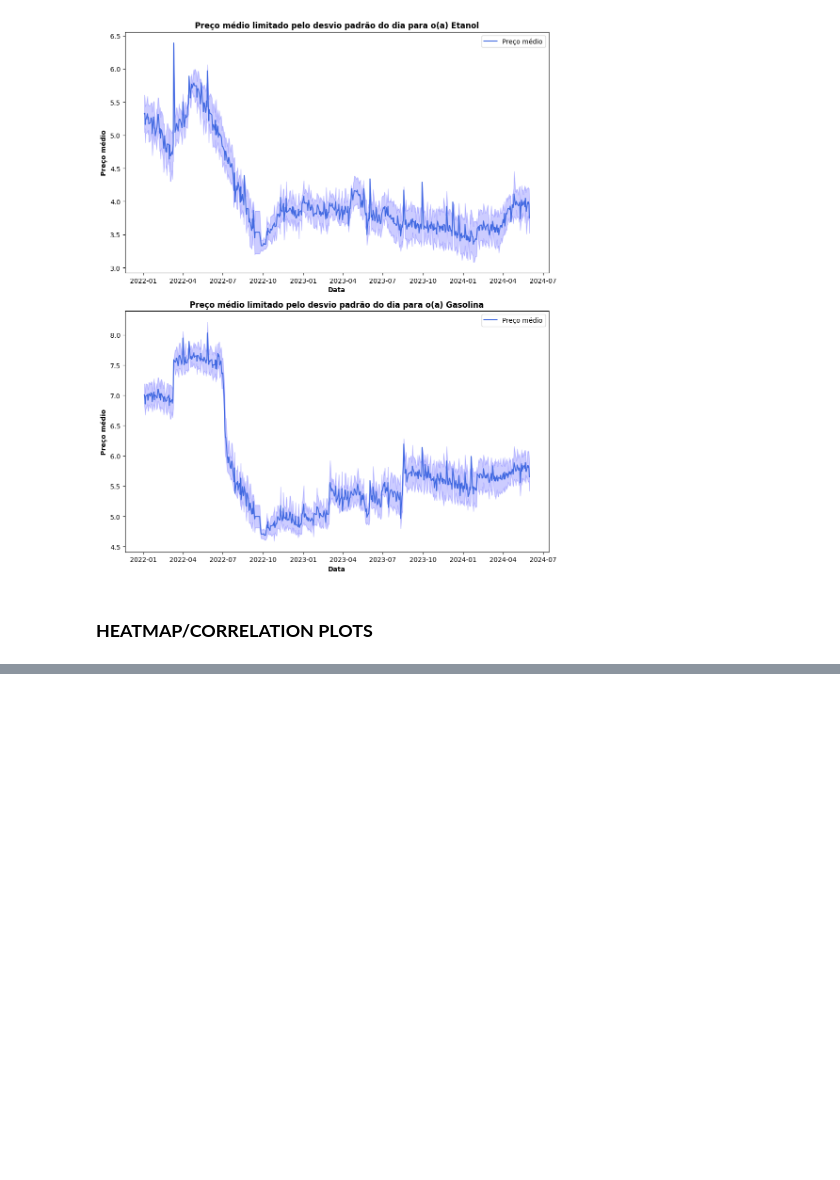
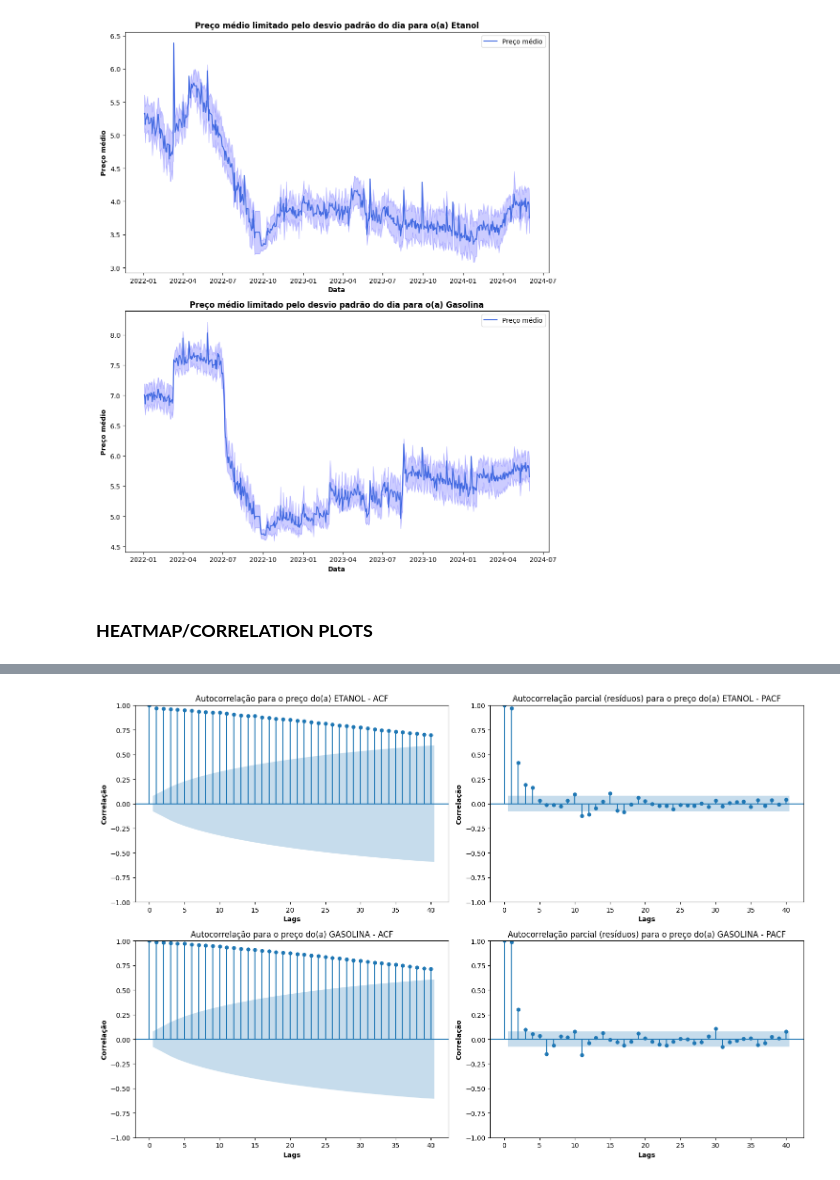
Before and after one commit to emanuel-brandao15/fuel-prices-forecast-brazil-mg, a Jupyter notebook: fuel_timeseries.ipynb, the cells around one changed output, grey strips where cells are left out. Saved outputs shown, nothing was run; the diff lists cells and outputs as text; code cells hidden in the pictures; blank space fills up the shorter version.

```diff
--- a/fuel_timeseries.ipynb
+++ b/fuel_timeseries.ipynb
@@ -546,0 +545,22 @@ plt.show()
+# %%
+### GRÁFICO DE AUTOCORRELAÇÃO E RESÍDUOS (PACF E ACF)
+dfs = [df_etanol, df_gasolina]
+
+fig, ax = plt.subplots(2,2, figsize=(15,10))
+i=0
+for df in dfs:
+    plot_acf(df['preco_medio'], lags=40, ax=ax[i,0])
+    plot_pacf(df['preco_medio'], lags=40, ax=ax[i,1])
+    ax[i,0].set_title(f'Autocorrelação para o preço do(a) {df['tipo_comb'].iloc[0]} - ACF')
+    ax[i,0].set_xlabel('Lags', fontweight='bold')
+    ax[i,0].set_ylabel('Correlação', fontweight='bold')
+
+    ax[i,1].set_title(f'Autocorrelação parcial (resíduos) para o preço do(a) {df['tipo_comb'].iloc[0]} - PACF')
+    ax[i,1].set_xlabel('Lags', fontweight='bold')
+    ax[i,1].set_ylabel('Correlação', fontweight='bold')
+    i += 1
+
+plt.tight_layout()
+plt.show()
+# %% [output]
+[figure, added]
```
Also changed, not shown: parts of 14 cells of this notebook, 1 other file.
